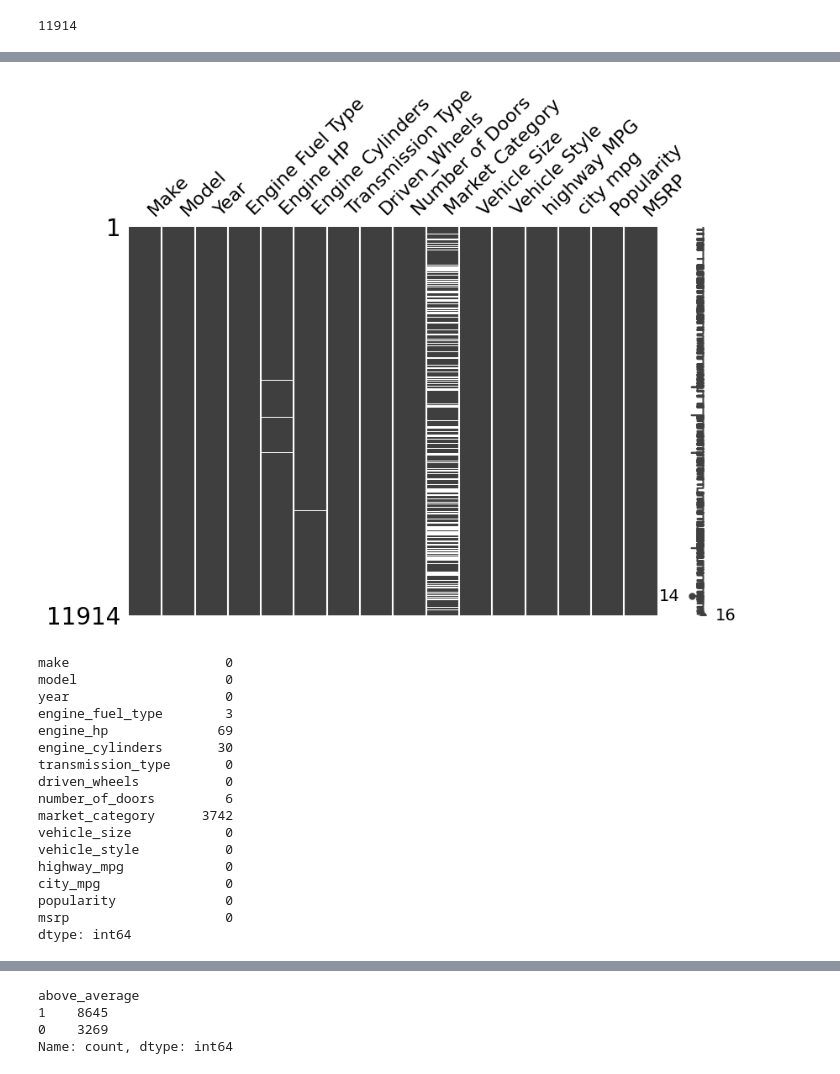
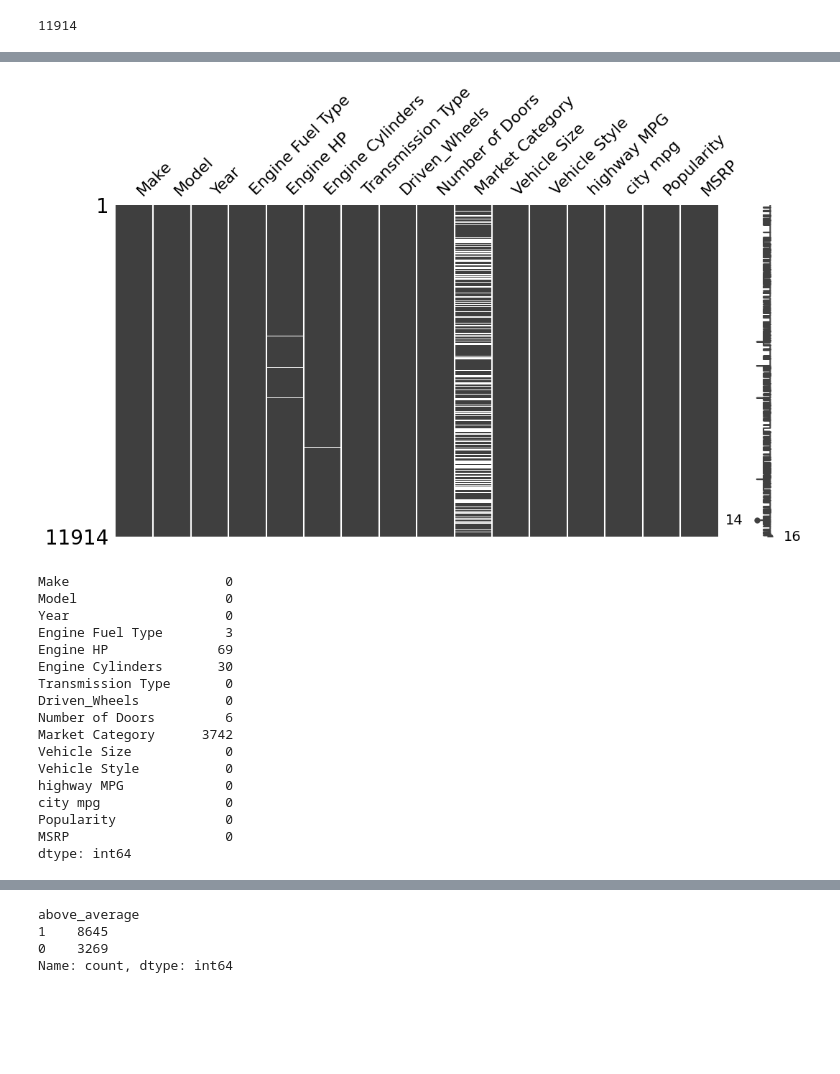
Before and after one commit to PabloJRW/used-car-price-prediction, a Jupyter notebook: notebooks/Untitled.ipynb, the cells around one changed output, grey strips where cells are left out. Saved outputs shown, nothing was run; the diff lists cells and outputs as text; code cells hidden in the pictures; blank space fills up the shorter version.

```diff
--- a/notebooks/Untitled.ipynb
+++ b/notebooks/Untitled.ipynb
@@ -72,30 +56,31 @@ Popularity             int64
 MSRP                   int64
 dtype: object
 # %%
-msno.matrix(df, figsize=(9,6))
+msno.matrix(df, figsize=(12,6))
 plt.show()
 # %% [output]
-[figure, old version]
+[figure, new version]
 # %%
-# Valores pérdidos
-cars.isnull().sum()
+# Valores nulos
+nulls = df.isnull().sum()
+nulls
 # %% [output]
-make                    0
-model                   0
-year                    0
-engine_fuel_type        3
-engine_hp              69
-engine_cylinders       30
-transmission_type       0
-driven_wheels           0
-number_of_doors         6
-market_category      3742
-vehicle_size            0
-vehicle_style           0
-highway_mpg             0
-city_mpg                0
-popularity              0
-msrp                    0
+Make                    0
+Model                   0
+Year                    0
+Engine Fuel Type        3
+Engine HP              69
+Engine Cylinders       30
+Transmission Type       0
+Driven_Wheels           0
+Number of Doors         6
+Market Category      3742
+Vehicle Size            0
+Vehicle Style           0
+highway MPG             0
+city mpg                0
+Popularity              0
+MSRP                    0
 dtype: int64
 # %%
 #my_variables = ['Make','Model','Year','Engine HP','Engine Cylinders','Transmission Type','Vehicle Style','highway MPG','city mpg','MSRP']
```
Also changed, not shown: parts of 15 cells of this notebook.
